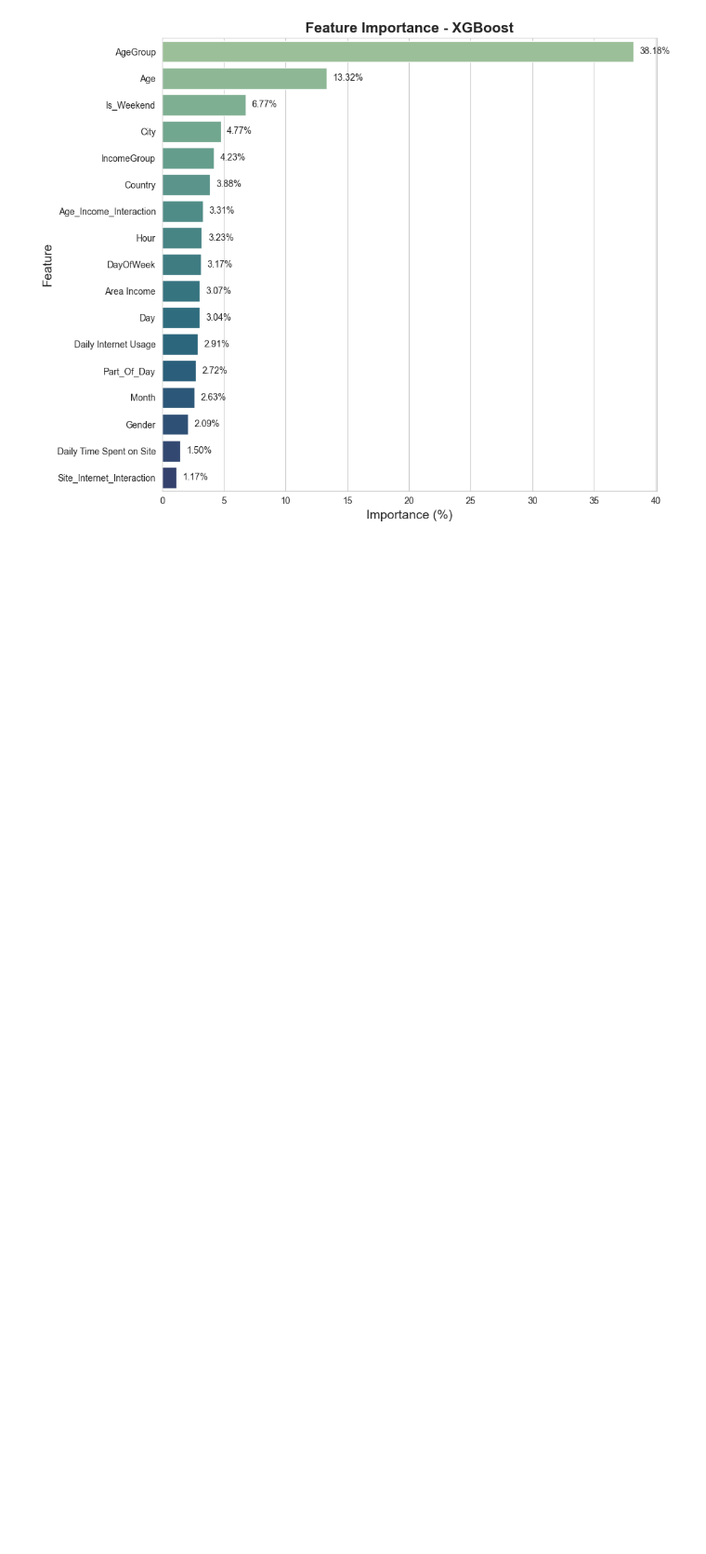
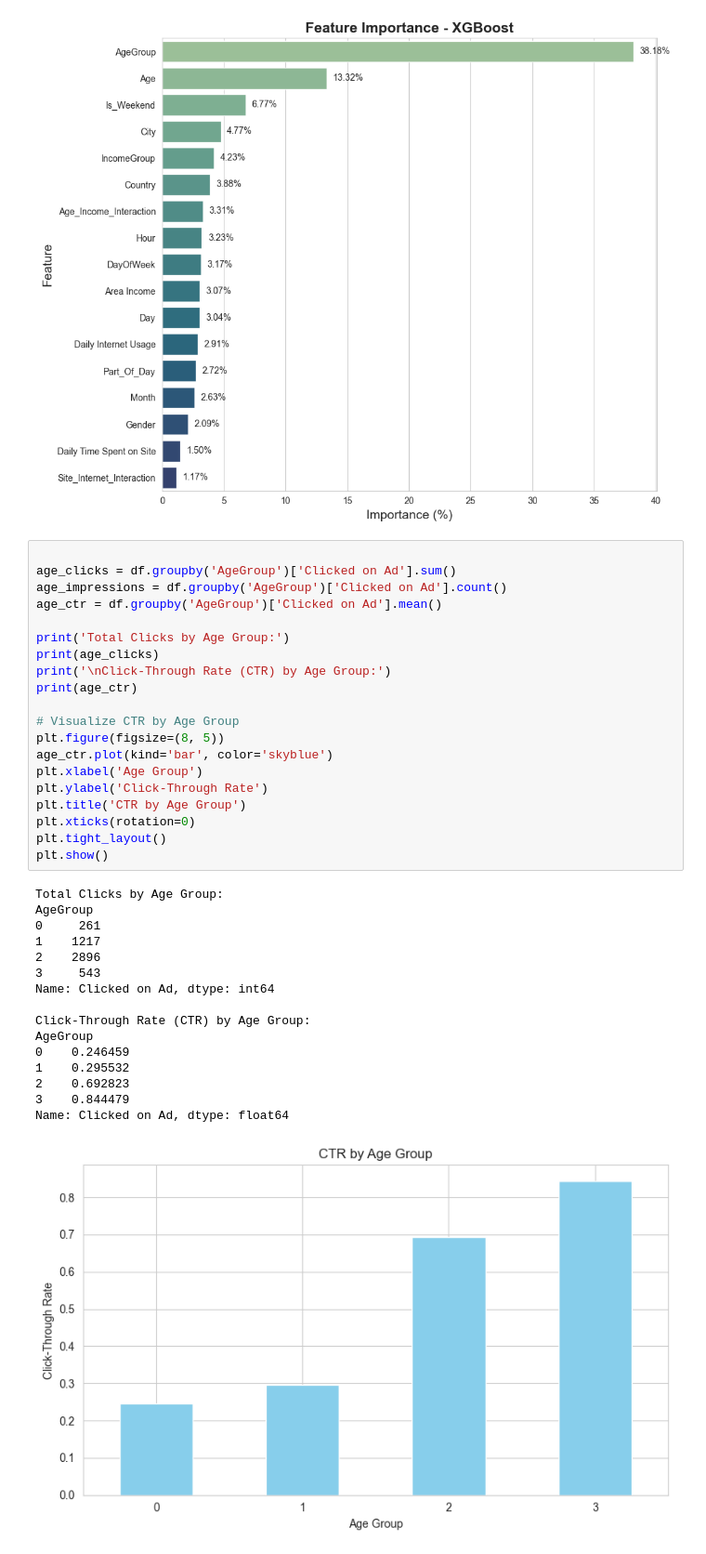
Before and after one commit to Bs1018007/Bs1018007-Predicting_ADS_CTR, a Jupyter notebook: ctr.ipynb, the cells around one changed output. Shown at 93% size. Cells and saved outputs as stored; diff of their text form; blank space fills up the shorter version.

```diff
--- a/ctr.ipynb
+++ b/ctr.ipynb
@@ -245,3 +245,40 @@ plt.tight_layout()
 plt.show()
 # %% [output]
 [figure]
+# %%
+
+age_clicks = df.groupby('AgeGroup')['Clicked on Ad'].sum()
+age_impressions = df.groupby('AgeGroup')['Clicked on Ad'].count()
+age_ctr = df.groupby('AgeGroup')['Clicked on Ad'].mean()
+
+print('Total Clicks by Age Group:')
+print(age_clicks)
+print('\nClick-Through Rate (CTR) by Age Group:')
+print(age_ctr)
+
+# Visualize CTR by Age Group
+plt.figure(figsize=(8, 5))
+age_ctr.plot(kind='bar', color='skyblue')
+plt.xlabel('Age Group')
+plt.ylabel('Click-Through Rate')
+plt.title('CTR by Age Group')
+plt.xticks(rotation=0)
+plt.tight_layout()
+plt.show()
+# %% [output]
+Total Clicks by Age Group:
+AgeGroup
+0     261
+1    1217
+2    2896
+3     543
+Name: Clicked on Ad, dtype: int64
+
+Click-Through Rate (CTR) by Age Group:
+AgeGroup
+0    0.246459
+1    0.295532
+2    0.692823
+3    0.844479
+Name: Clicked on Ad, dtype: float64
+[figure, added]
```
Also changed, not shown: parts of 1 cell of this notebook, 1 other file.
